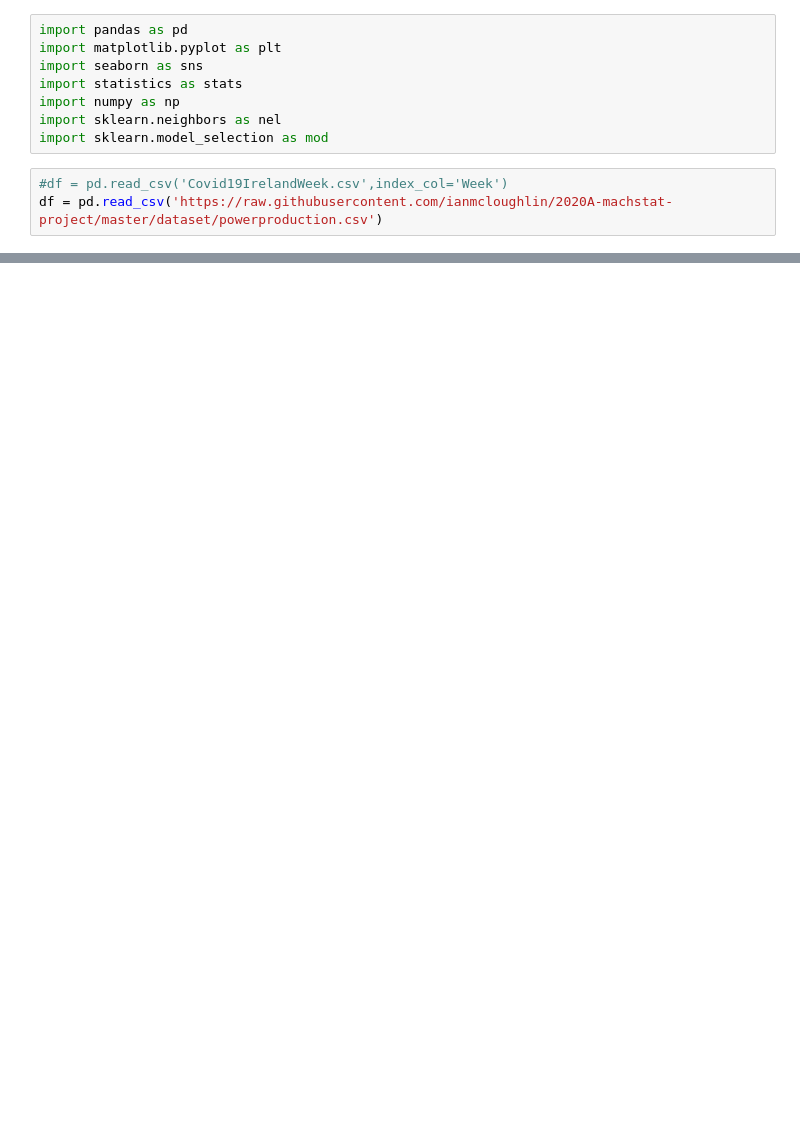
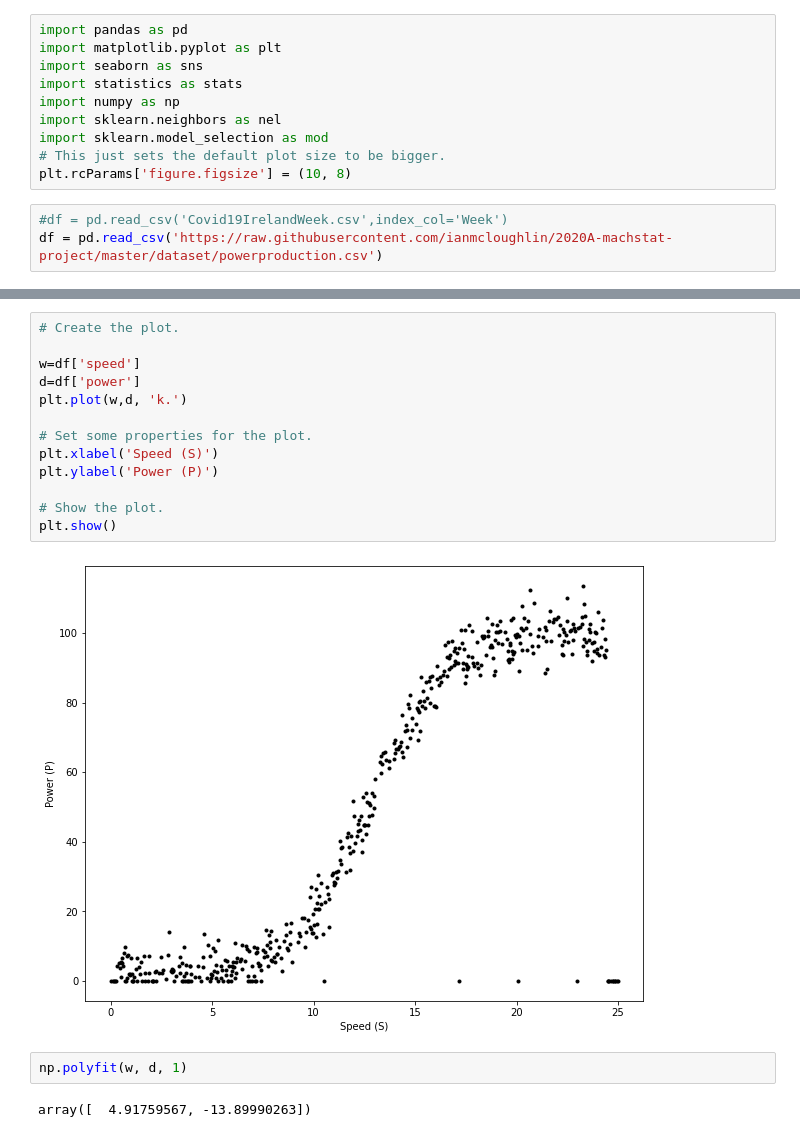
Before and after one commit to G00387859/Fundamentals-of-Data-Analysis, a Jupyter notebook: Project2020.ipynb, the cells around one changed output, grey strips where cells are left out. Saved outputs shown, nothing was run; the diff lists cells and outputs as text; blank space fills up the shorter version.

```diff
--- a/Project2020.ipynb
+++ b/Project2020.ipynb
@@ -6,6 +36,8 @@ import statistics as stats
 import numpy as np
 import sklearn.neighbors as nel
 import sklearn.model_selection as mod
+# This just sets the default plot size to be bigger.
+plt.rcParams['figure.figsize'] = (10, 8)
 # %%
 #df = pd.read_csv('Covid19IrelandWeek.csv',index_col='Week')
 df = pd.read_csv('https://raw.githubusercontent.com/ianmcloughlin/2020A-machstat-project/master/dataset/powerproduction.csv')
@@ -35,0 +44,19 @@ Simple linear regression is an approach for predicting a response using a single
+# %%
+# Create the plot.
+
+w=df['speed']
+d=df['power']
+plt.plot(w,d, 'k.')
+
+# Set some properties for the plot.
+plt.xlabel('Speed (S)')
+plt.ylabel('Power (P)')
+
+# Show the plot.
+plt.show()
+# %% [output]
+[figure, added]
+# %%
+np.polyfit(w, d, 1)
+# %% [output]
+array([  4.91759567, -13.89990263])
```
Also changed, not shown: parts of 10 cells of this notebook, 3 other files.
